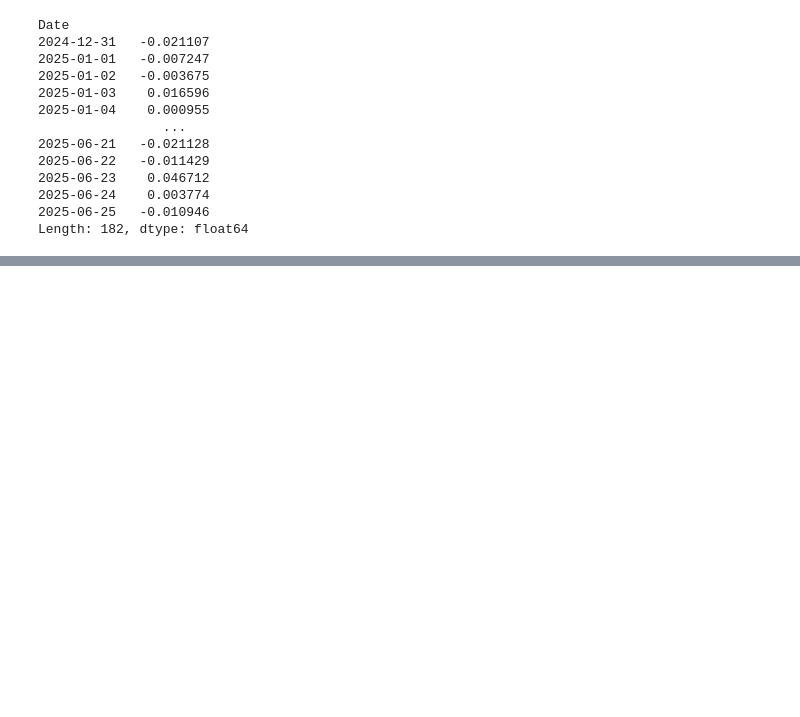
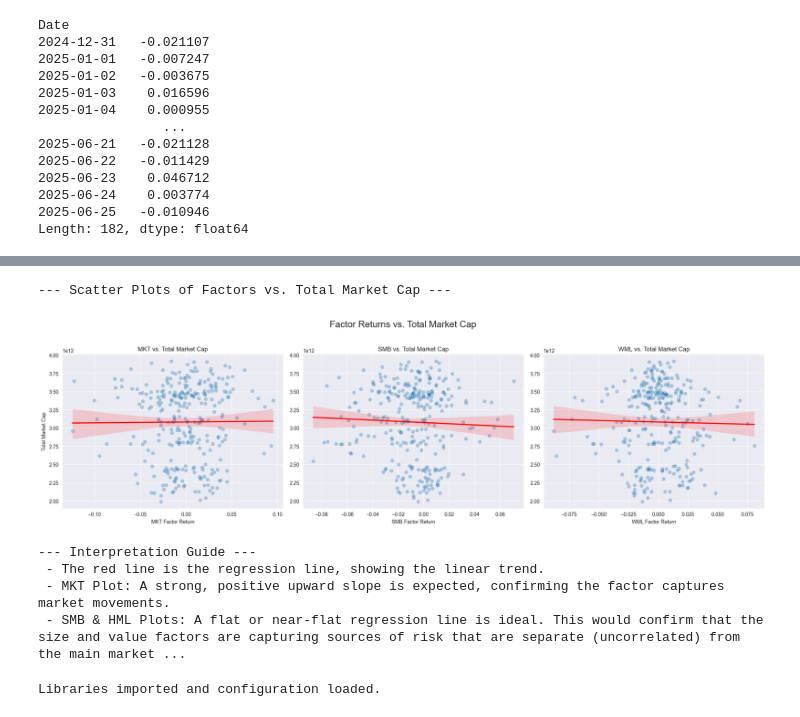
Before and after one commit to 2achAreeee/PCA_Crypto_Index, a Jupyter notebook: notebooks/factor_calculation.ipynb, the cells around one changed output, grey strips where cells are left out. Drawn from its saved outputs; the diff is of its cells as text; code cells hidden in the pictures; blank space fills up the shorter version.

```diff
--- a/notebooks/factor_calculation.ipynb
+++ b/notebooks/factor_calculation.ipynb
@@ -332,0 +539,78 @@ Length: 182, dtype: float64
+# %%
+# Cell: Scatter Plots of Factors vs. Market Cap Returns
+
+print("\n--- Scatter Plots of Factors vs. Total Market Cap ---")
+
+# We will use the 'mcap_analysis_df' created in the comparative analysis part.
+# It contains the factors and the market cap returns ('mcap_return').
+# If running independently, you would need to recreate it first.
+
+# Create a figure with 3 subplots
+fig, axes = plt.subplots(1, 3, figsize=(20, 6))
+fig.suptitle('Factor Returns vs. Total Market Cap', fontsize=18)
+
+# 1. MKT vs. Market Cap Return
+# We expect a very strong positive correlation here by definition.
+sns.regplot(x='MKT', y='Total_Market_Cap', data=mcap_analysis_df,
+            ax=axes[0], scatter_kws={'alpha':0.3}, line_kws={'color':'red'})
+axes[0].set_title('MKT vs. Total Market Cap')
+axes[0].set_xlabel('MKT Factor Return')
+axes[0].set_ylabel('Total Market Cap')
+
+
+# 2. SMB vs. Market Cap Return
+# We expect little to no correlation here.
+sns.regplot(x='SMB', y='Total_Market_Cap', data=mcap_analysis_df,
+            ax=axes[1], scatter_kws={'alpha':0.3}, line_kws={'color':'red'})
+axes[1].set_title('SMB vs. Total Market Cap')
+axes[1].set_xlabel('SMB Factor Return')
+axes[1].set_ylabel('') # Hide y-label for clarity
+
+
+# 3. HML vs. Market Cap Return
+# We also expect little to no correlation here.
+sns.regplot(x='WML', y='Total_Market_Cap', data=mcap_analysis_df,
+            ax=axes[2], scatter_kws={'alpha':0.3}, line_kws={'color':'red'})
+axes[2].set_title('WML vs. Total Market Cap')
+axes[2].set_xlabel('WML Factor Return')
+axes[2].set_ylabel('') # Hide y-label for clarity
+
+
+plt.tight_layout(rect=[0, 0.03, 1, 0.95])
+plt.show()
+
+print("\n--- Interpretation Guide ---")
+print(" - The red line is the regression line, showing the linear trend.")
+print(" - MKT Plot: A strong, positive upward slope is expected, confirming the factor captures market movements.")
+print(" - SMB & HML Plots: A flat or near-flat regression line is ideal. This would confirm that the size and value factors are capturing sources of risk that are separate (uncorrelated) from the main market movement.")
+# %% [output]
+--- Scatter Plots of Factors vs. Total Market Cap ---
+[figure, added]
+--- Interpretation Guide ---
+ - The red line is the regression line, showing the linear trend.
+ - MKT Plot: A strong, positive upward slope is expected, confirming the factor captures market movements.
+ - SMB & HML Plots: A flat or near-flat regression line is ideal. This would confirm that the size and value factors are capturing sources of risk that are separate (uncorrelated) from the main market ...
+# %%
+# Cell 1: Setup and Imports
+import pandas as pd
+import numpy as np
+import matplotlib.pyplot as plt
+import seaborn as sns
+import statsmodels.api as sm
+import os
+import sys
+
+# Add the project root to the Python path to allow imports from src
+# This assumes your notebook is in the 'notebooks' directory
+module_path = os.path.abspath(os.path.join('..'))
+if module_path not in sys.path:
+    sys.path.append(module_path)
+
+from src import config
+import pandas_datareader.data as web
+
+# Set plot style
+plt.style.use('seaborn-v0_8-whitegrid')
+print("Libraries imported and configuration loaded.")
+# %% [output]
+Libraries imported and configuration loaded.
```
Also changed, not shown: parts of 10 cells of this notebook, 12 other files.
